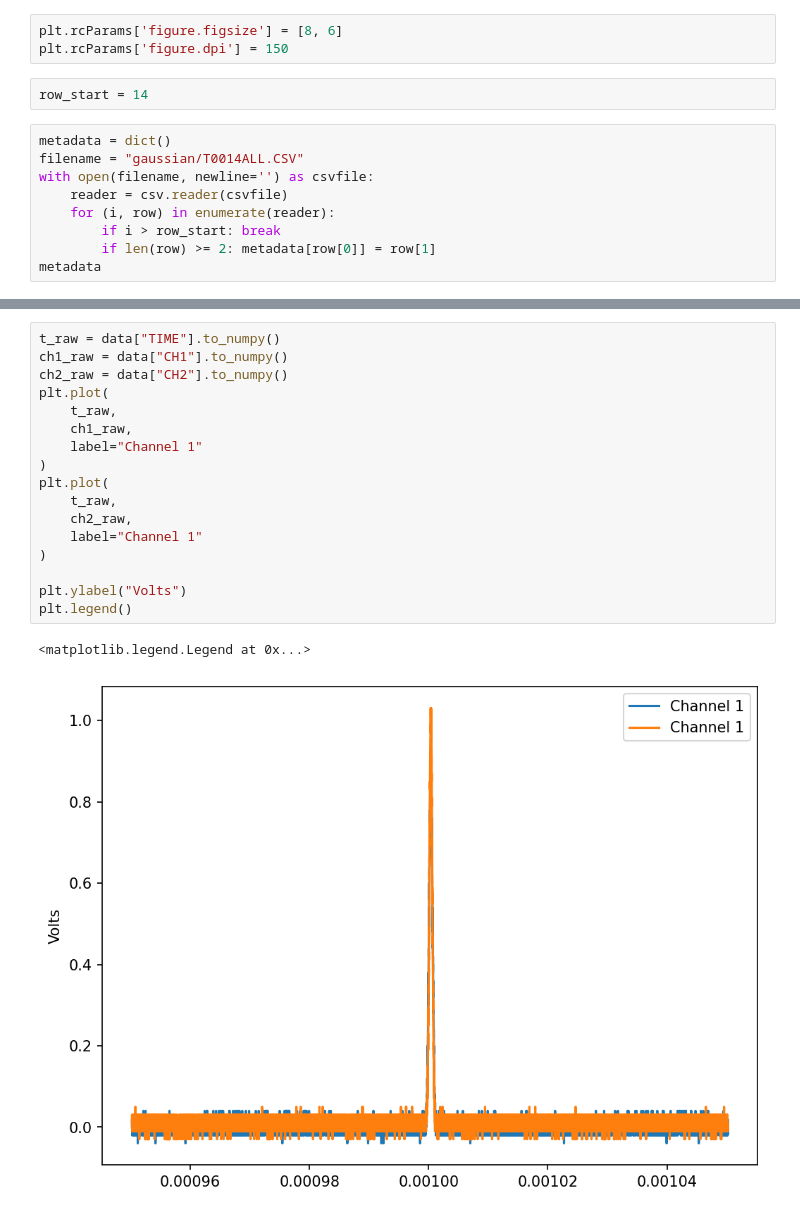
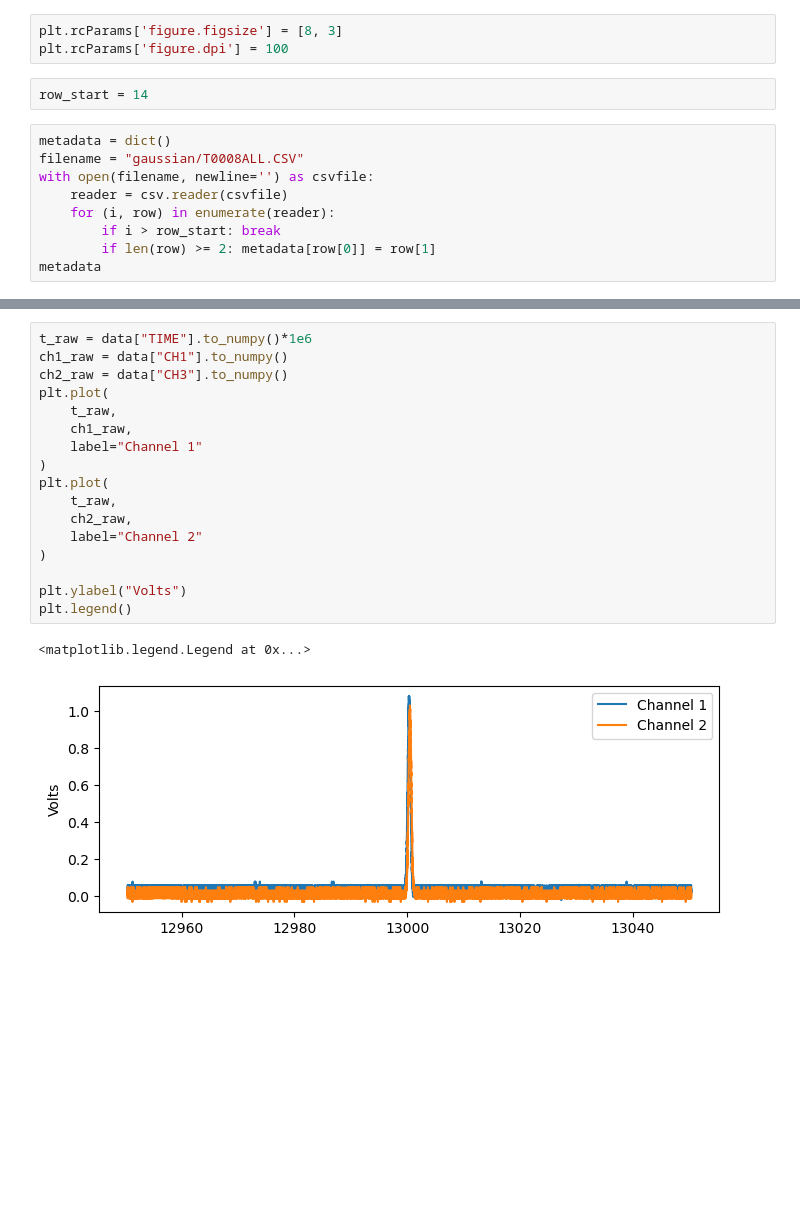
Before and after one commit to xingyzt/5bl, a Jupyter notebook: capstone/gaussian_dispersion.ipynb, the cells around one changed output, grey strips where cells are left out. Cells and saved outputs as stored; diff of their text form; blank space fills up the shorter version.

```diff
--- a/capstone/gaussian_dispersion.ipynb
+++ b/capstone/gaussian_dispersion.ipynb
@@ -7,13 +7,13 @@ import csv
 # %% [markdown]
 ## Reading
 # %%
-plt.rcParams['figure.figsize'] = [8, 6]
-plt.rcParams['figure.dpi'] = 150
+plt.rcParams['figure.figsize'] = [8, 3]
+plt.rcParams['figure.dpi'] = 100
 # %%
 row_start = 14
 # %%
 metadata = dict()
-filename = "gaussian/T0014ALL.CSV"
+filename = "gaussian/T0008ALL.CSV"
 with open(filename, newline='') as csvfile:
     reader = csv.reader(csvfile)
     for (i, row) in enumerate(reader):
@@ -54,22 +54,22 @@ data
 100000 rows × 3 columns
 # %%
-t_raw = data["TIME"].to_numpy()
+t_raw = data["TIME"].to_numpy()*1e6
 ch1_raw = data["CH1"].to_numpy()
-ch2_raw = data["CH2"].to_numpy()
+ch2_raw = data["CH3"].to_numpy()
 plt.plot(
     t_raw,
     ch1_raw,
     label="Channel 1"
 )
 plt.plot(
     t_raw,
     ch2_raw,
-    label="Channel 1"
+    label="Channel 2"
 )
 
 plt.ylabel("Volts")
 plt.legend()
 # %% [output]
 <matplotlib.legend.Legend at 0x...>
-[figure, old version]
+[figure, new version]
 # %%
```
Also changed, not shown: parts of 6 cells of this notebook, 1 other file.
